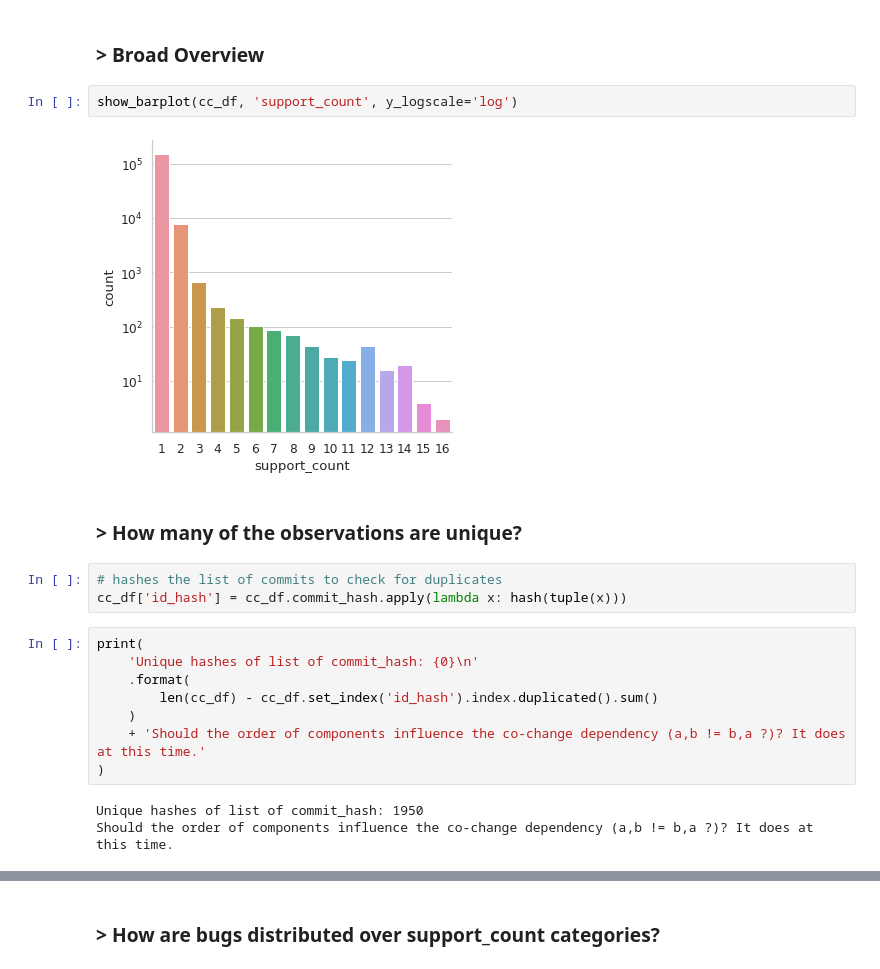
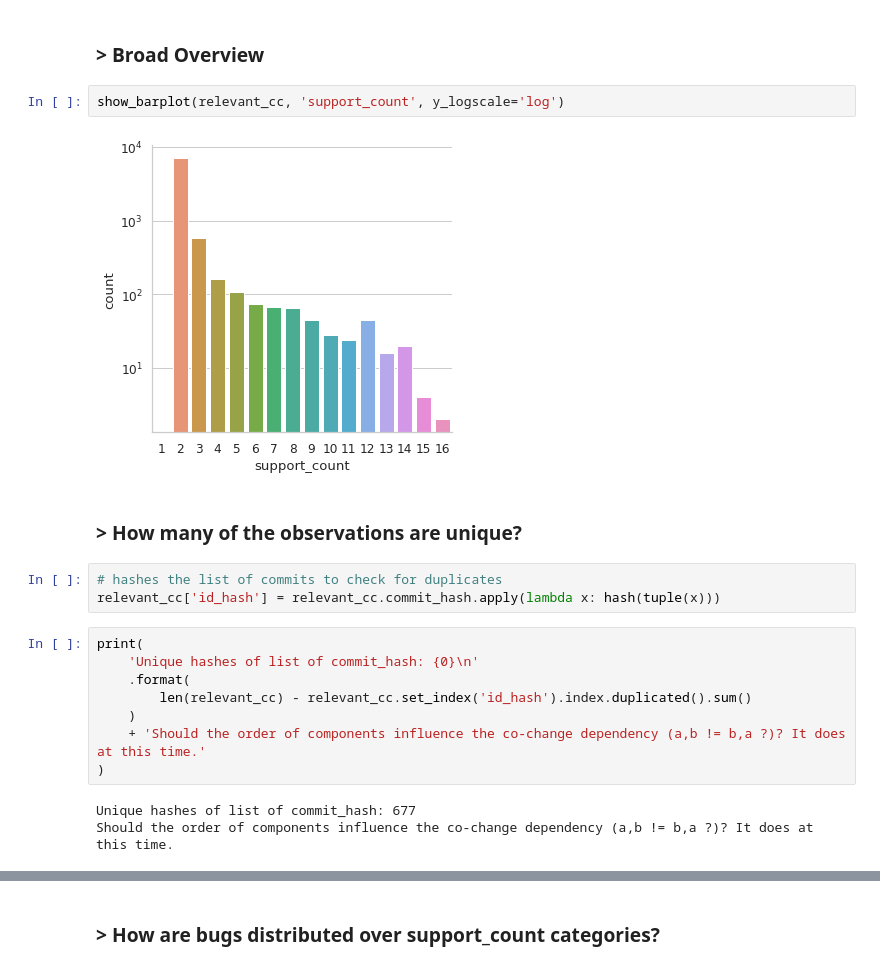
Before and after one commit to luisamaralh/co-change-dependencies, a Jupyter notebook: notebooks/eda.ipynb, the cells around one changed output, grey strips where cells are left out. Drawn from its saved outputs; the diff is of its cells as text.

```diff
--- a/notebooks/eda.ipynb
+++ b/notebooks/eda.ipynb
@@ -87,24 +87,24 @@ len(np.intersect1d(np.hstack(relevant_cc.commit_hash.values), bic.values)) / len
 # %% [markdown]
 ### > Broad Overview
 # %%
-show_barplot(cc_df, 'support_count', y_logscale='log')
+show_barplot(relevant_cc, 'support_count', y_logscale='log')
 # %% [output]
-[figure, old version]
+[figure, new version]
 # %% [markdown]
 ### > How many of the observations are unique?
 # %%
 # hashes the list of commits to check for duplicates
-cc_df['id_hash'] = cc_df.commit_hash.apply(lambda x: hash(tuple(x)))
+relevant_cc['id_hash'] = relevant_cc.commit_hash.apply(lambda x: hash(tuple(x)))
 # %%
 print(
     'Unique hashes of list of commit_hash: {0}\n'
     .format(
-        len(cc_df) - cc_df.set_index('id_hash').index.duplicated().sum()
+        len(relevant_cc) - relevant_cc.set_index('id_hash').index.duplicated().sum()
     )
     + 'Should the order of components influence the co-change dependency (a,b != b,a ?)? It does at this time.'
 )
 # %% [output]
-Unique hashes of list of commit_hash: 1950
+Unique hashes of list of commit_hash: 677
 Should the order of components influence the co-change dependency (a,b != b,a ?)? It does at this time.
 # %%
 unique_cc =\
```
Also changed, not shown: parts of 8 cells of this notebook.
